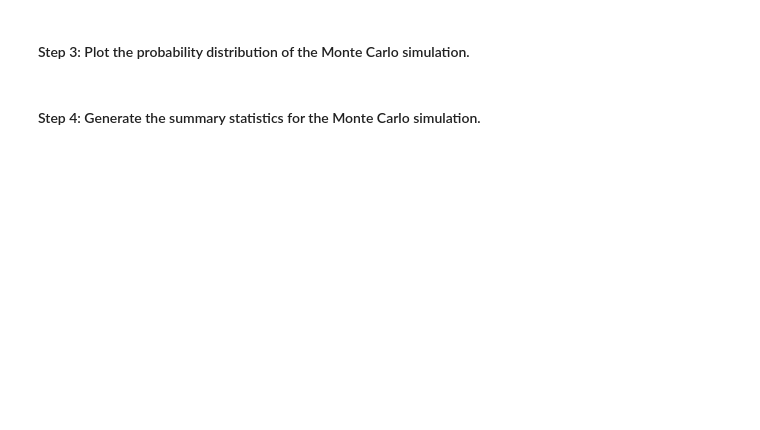
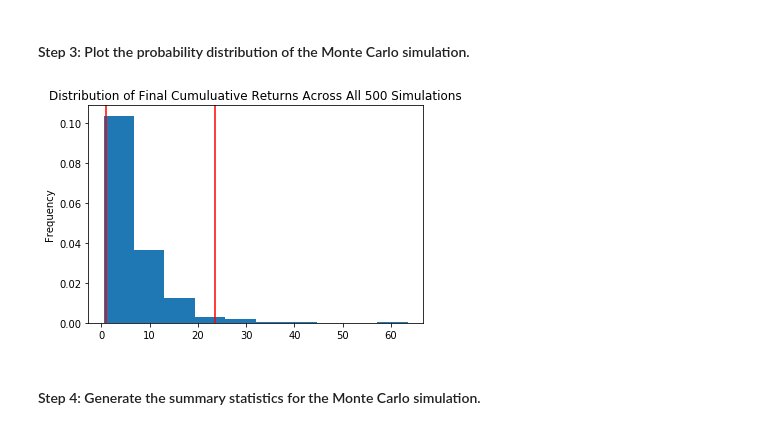
Before and after one commit to liulujunjin-vivian/Module5, a Jupyter notebook: financial_planning_tools.ipynb, the cells around one changed output. Drawn from its saved outputs; the diff is of its cells as text; code cells hidden in the pictures; blank space fills up the shorter version.

```diff
--- a/financial_planning_tools.ipynb
+++ b/financial_planning_tools.ipynb
@@ -610,0 +718,5 @@ In this section, you’ll use the MCForecastTools library to create a Monte Carl
+# %%
+# Plot probability distribution and plot a histogram
+MC_sim_dist_plot = MC_thirty_years.plot_distribution()
+# %% [output]
+[figure, added]
```
Also changed, not shown: parts of 54 cells of this notebook, 12 other files.
